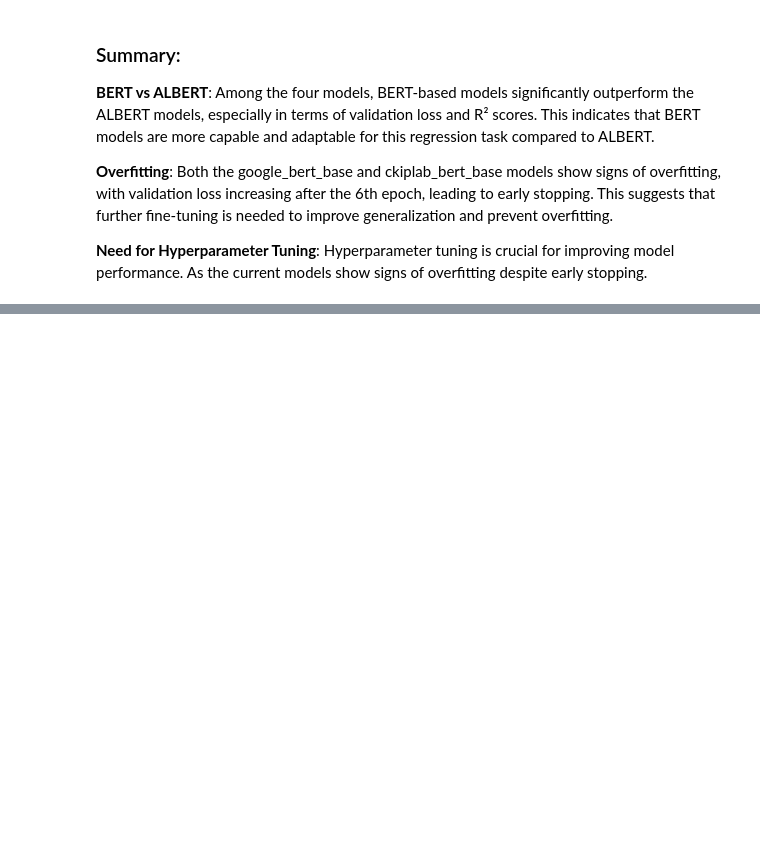
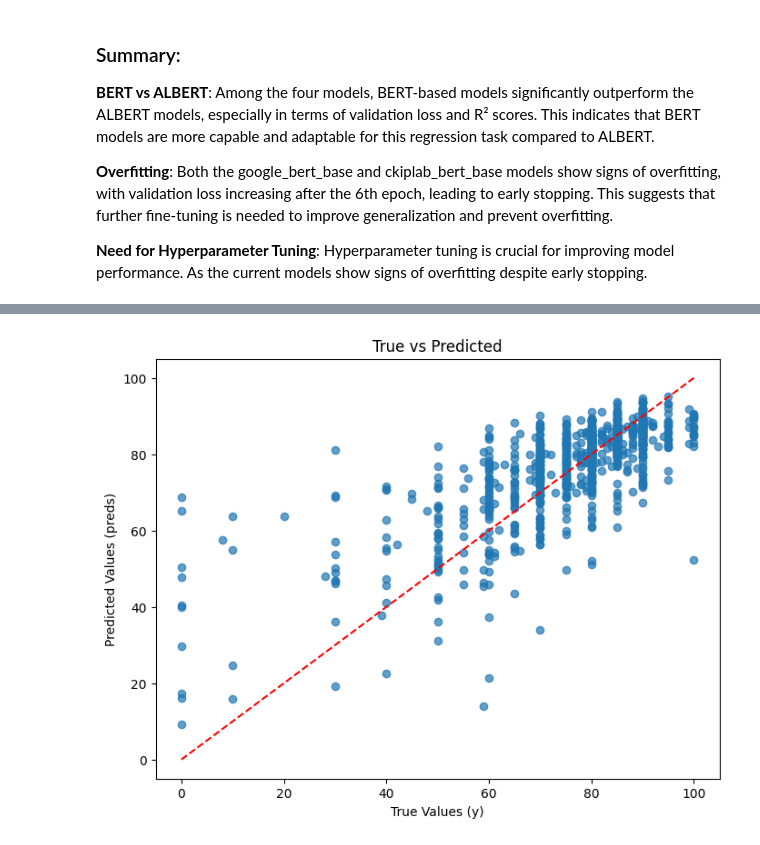
Before and after one commit to tzhsu211/CVS, a Jupyter notebook: Training_0124.ipynb, the cells around one changed output, grey strips where cells are left out. Drawn from its saved outputs; the diff is of its cells as text; code cells hidden in the pictures; blank space fills up the shorter version.

```diff
--- a/Training_0124.ipynb
+++ b/Training_0124.ipynb
@@ -420,0 +472,9 @@ plt.show()
+# %%
+mse_ckiplab_bert, r2_ckiplab_bert = inference_model(
+    path='./results/ckiplab_bert_base/checkpoint-1084',
+    tokenizer='ckiplab/bert-base-chinese-ws',
+    test_dataset=test_dataset,
+    device='cuda'
+)
+# %% [output]
+[figure, added]
```
Also changed, not shown: parts of 3 cells of this notebook.
